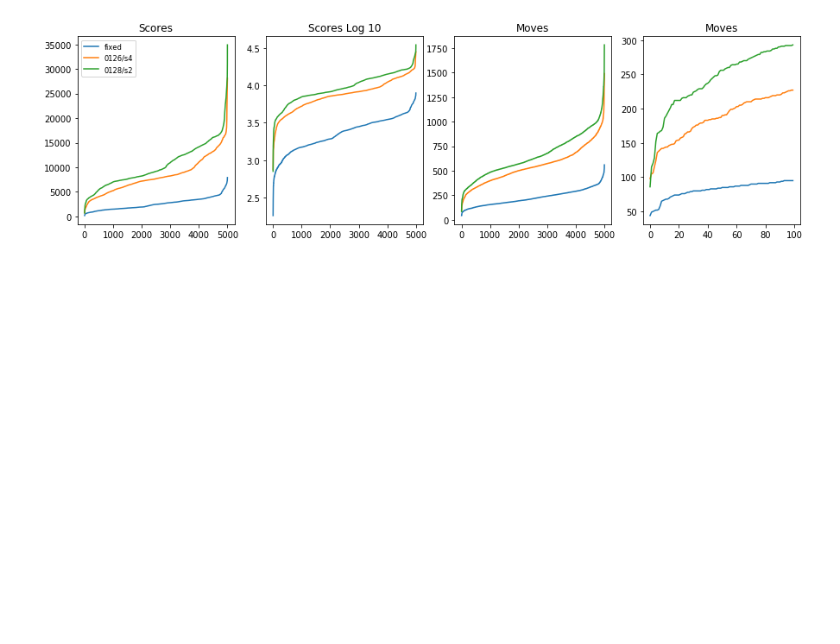
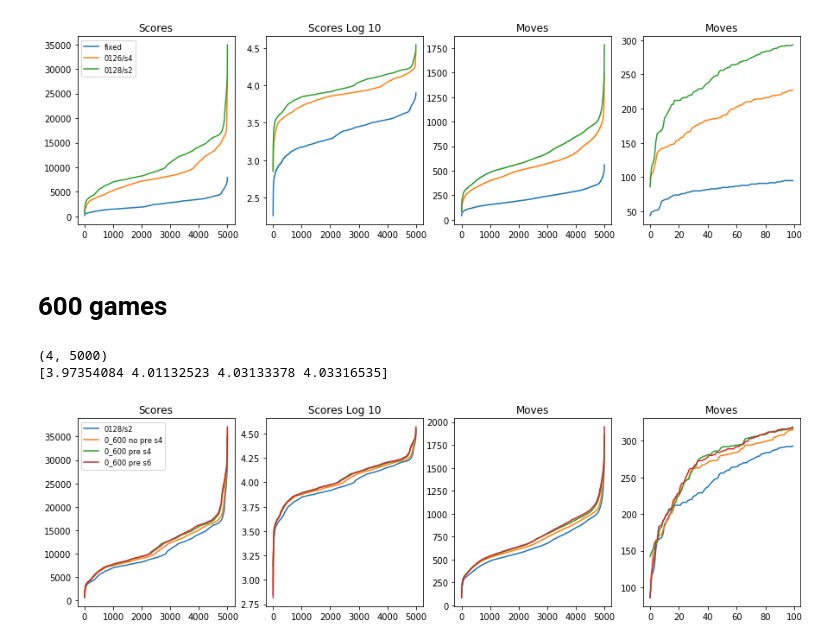
Before and after one commit to fqjin/2048NN, a Jupyter notebook: notebooks/compare_models.ipynb, the cells around one changed output. Drawn from its saved outputs; the diff is of its cells as text; code cells hidden in the pictures; blank space fills up the shorter version.

```diff
--- a/notebooks/compare_models.ipynb
+++ b/notebooks/compare_models.ipynb
@@ -180,4 +193,20 @@ plot_results(s_list, log_scores, m_list, names)
 (3, 5000)
 [3.35464984 3.87118302 3.97354084]
 [figure]
+# %% [markdown]
+# 600 games
+# %%
+names = ['20200128/20_400_soft3.5c64b3_p10_bs2048lr0.08d0.0_s2pre_best',
+         '20200130/0_600_soft3.5c64b3_p10_bs2048lr0.08d0.0_s4_best',
+         '20200130/0_600_soft3.5c64b3_p10_bs2048lr0.08d0.0_s4pre_best',
+         '20200130/0_600_soft3.5c64b3_p10_bs2048lr0.08d0.0_s6pre_best']
+
+s_list, m_list, log_scores = get_results(names)
+names = ['0128/s2','0_600 no pre s4', '0_600 pre s4', '0_600 pre s6']
+
+plot_results(s_list, log_scores, m_list, names)
+# %% [output]
+(4, 5000)
+[3.97354084 4.01132523 4.03133378 4.03316535]
+[figure, added]
 # %%
```
Also changed, not shown: parts of 6 cells of this notebook, 4 other files.
